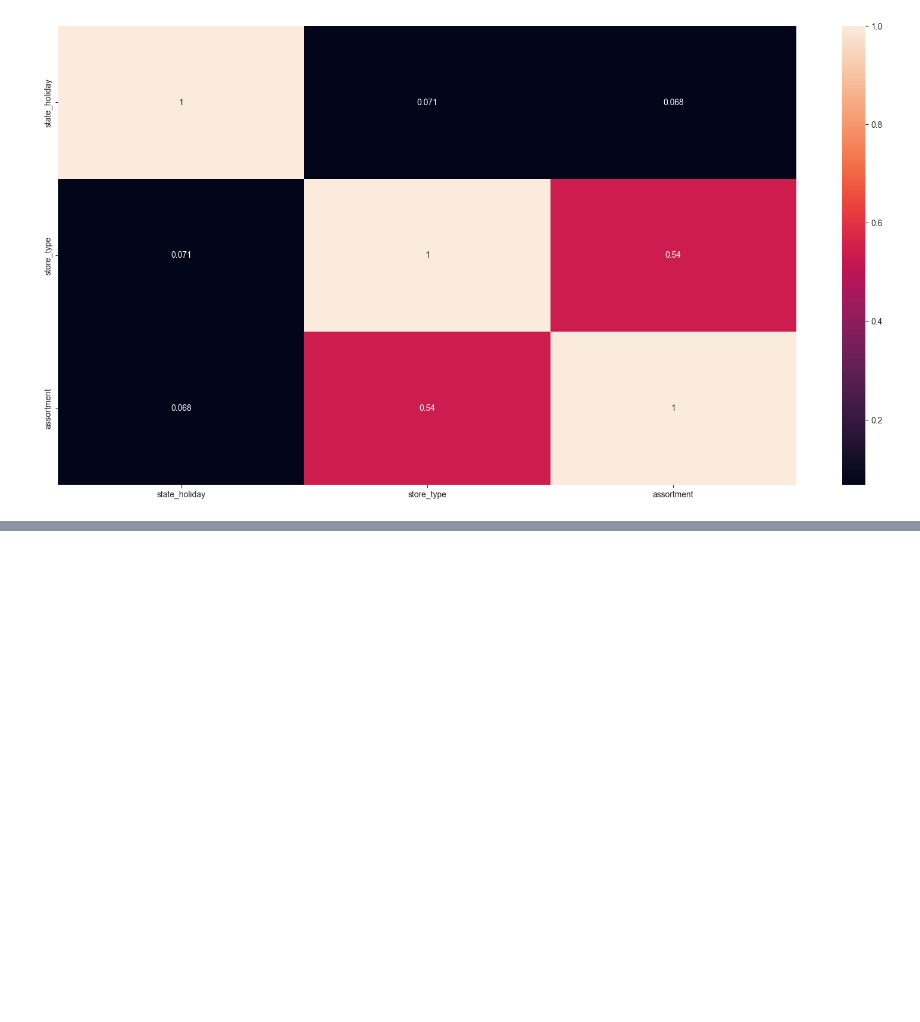
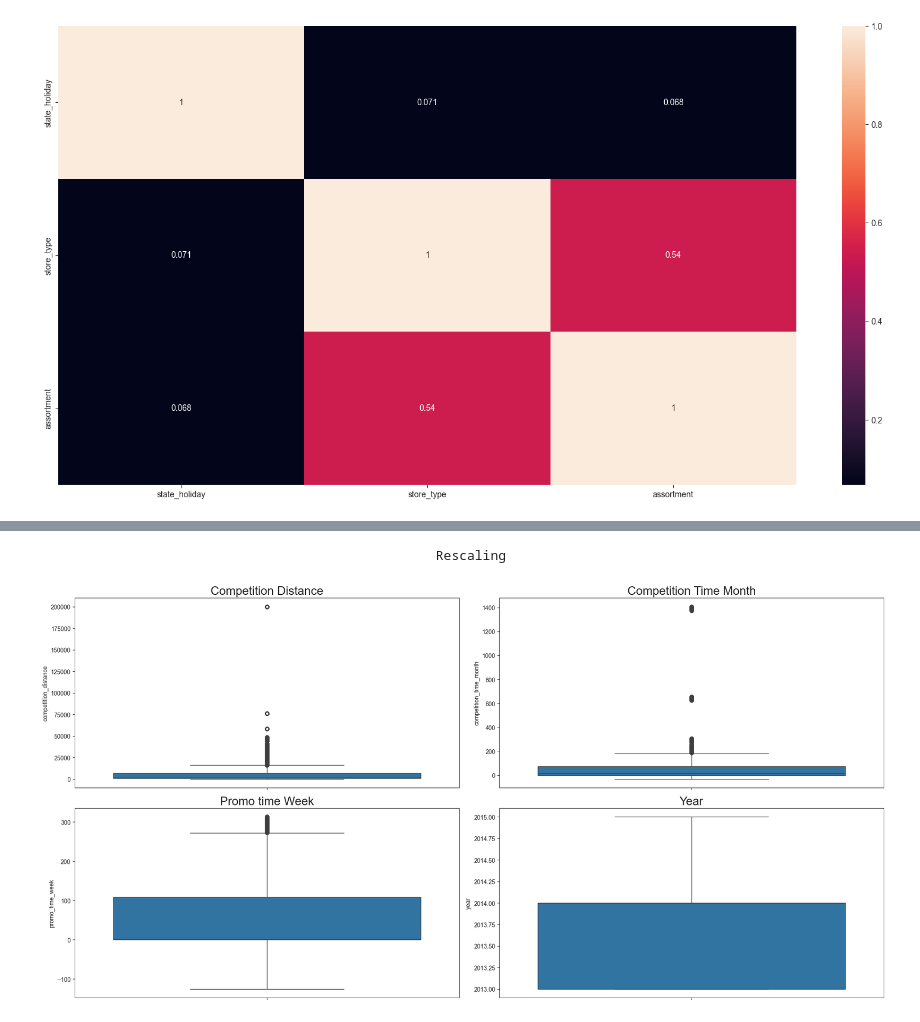
Before and after one commit to rafaelporfiriobarros/ds-em-producao, a Jupyter notebook: notebook/ds-em-producao.ipynb, the cells around one changed output, grey strips where cells are left out. Drawn from its saved outputs; the diff is of its cells as text; code cells hidden in the pictures; blank space fills up the shorter version.

```diff
--- a/notebook/ds-em-producao.ipynb
+++ b/notebook/ds-em-producao.ipynb
@@ -741,0 +746,2 @@ sns.heatmap(d, annot = True)
+# %%
+df5 = df4.copy()
@@ -741,0 +764,27 @@ sns.heatmap(d, annot = True)
+# %%
+#Decidindo o rescaling a ser utilizado
+print('                                                   Rescaling            ')
+
+plt.subplot(2,2,1)
+sns.boxplot(df5['competition_distance']).set_title('Competition Distance',  size = 20);
+
+#outliers bem definido. Por isso vamos usar o robustscaler
+
+plt.subplot(2,2,2)
+sns.boxplot(df5['competition_time_month']).set_title('Competition Time Month',  size = 20);
+
+#outliers bem definido. Por isso vamos usar o robustscaler
+
+plt.subplot(2,2,3)
+sns.boxplot(df5['promo_time_week']).set_title('Promo time Week',  size = 20);
+#outliers não definido. Por isso vamos usar o MinMaxScaller
+
+
+plt.subplot(2,2,4)
+sns.boxplot(df5['year']).set_title('Year', size = 20);
+#outliers não definido. Por isso vamos usar o MinMaxScaller
+
+plt.tight_layout()
+# %% [output]
+                                                   Rescaling
+[figure, added]
```
Also changed, not shown: parts of 20 cells of this notebook.
